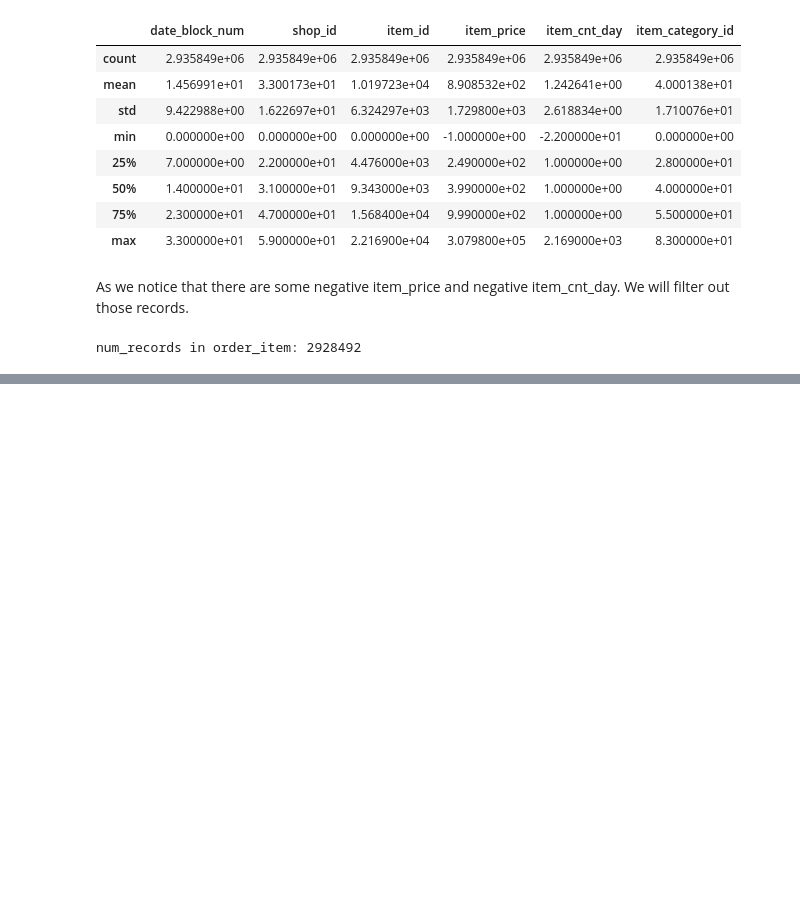
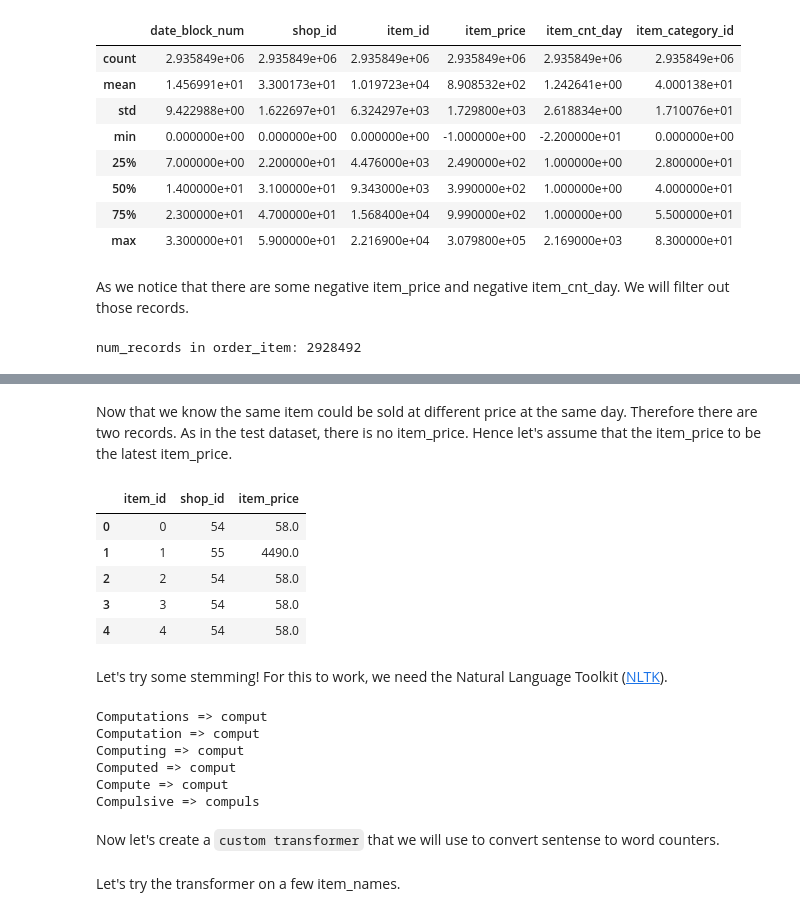
Before and after one commit to ATausif/predict-future-sales, a Jupyter notebook: main.ipynb, the cells around one changed output, grey strips where cells are left out. Cells and saved outputs as stored; diff of their text form; code cells hidden in the pictures; blank space fills up the shorter version.

```diff
--- a/main.ipynb
+++ b/main.ipynb
@@ -125,0 +148,33 @@ num_records in order_item: 2928492
+# %% [markdown]
+Now that we know the same item could be sold at different price at the same day. Therefore there are two records. As in the test dataset, there is no item_price. Hence let's assume that the item_price to be the latest item_price.
+# %%
+item_price = order_item.sort_values(by=['date'], ascending=False).groupby(['item_id', 'shop_id'], as_index=False)['item_price'].first()#.rename(columns={'item_price': 'item_price'})
+item_price.head()
+# %% [output]
+|  | item_id | shop_id | item_price |
+| 0 | 0 | 54 | 58.0 |
+| 1 | 1 | 55 | 4490.0 |
+| 2 | 2 | 54 | 58.0 |
+| 3 | 3 | 54 | 58.0 |
+| 4 | 4 | 54 | 58.0 |
+# %% [markdown]
+Let's try some stemming! For this to work, we need the Natural Language Toolkit ([NLTK](http://www.nltk.org/)).
+# %%
+try:
+    import nltk
+
+    stemmer = nltk.PorterStemmer()
+    for word in ("Computations", "Computation", "Computing", "Computed", "Compute", "Compulsive"):
+        print(word, '=>', stemmer.stem(word))
+except ImportError:
+    print("Error: stemming requires the NLTK module.")
+    stemmer = None
+# %% [output]
+Computations => comput
+Computation => comput
+Computing => comput
+Computed => comput
+Compute => comput
+Compulsive => compuls
+# %% [markdown]
+Now let's create a `custom transformer` that we will use to convert sentense to word counters.
@@ -125,0 +214,2 @@ num_records in order_item: 2928492
+# %% [markdown]
+Let's try the transformer on a few item_names.
```
Also changed, not shown: parts of 8 cells of this notebook.
